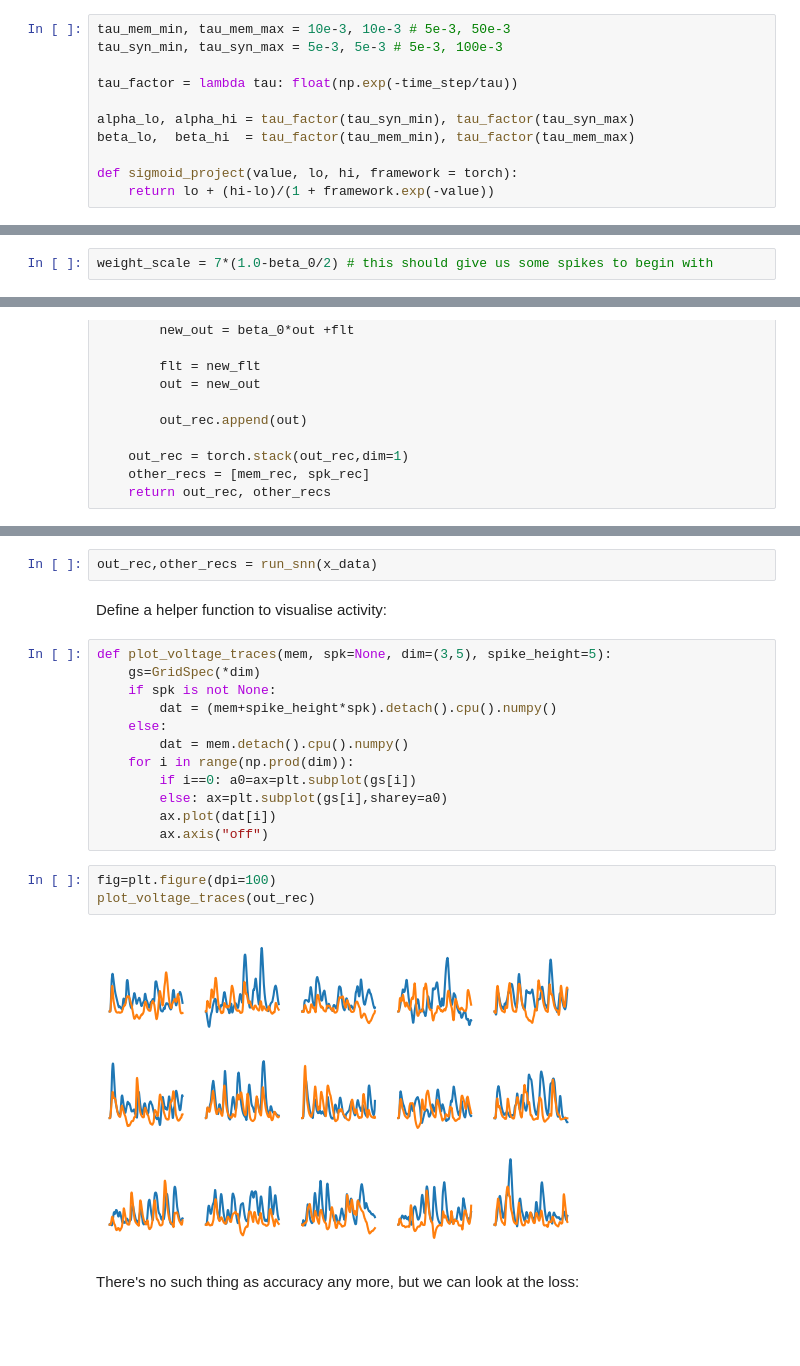
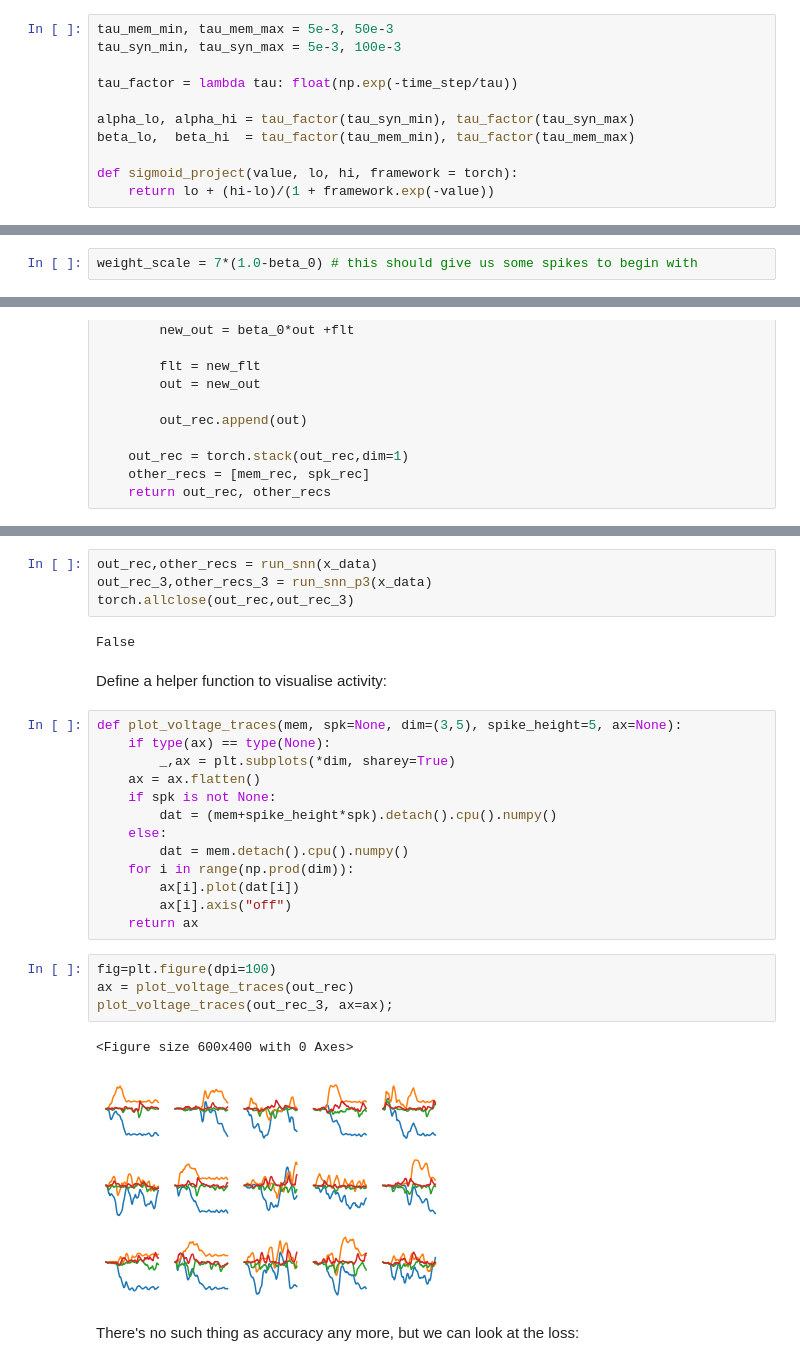
Before and after one commit to kernfel/cantata, a Jupyter notebook: Proof of concept, part 4, tunable time constants.ipynb, the cells around one changed output, grey strips where cells are left out. Saved outputs shown, nothing was run; the diff lists cells and outputs as text; blank space fills up the shorter version.

```diff
--- a/Proof of concept, part 4, tunable time constants.ipynb
+++ b/Proof of concept, part 4, tunable time constants.ipynb
@@ -93,8 +93,8 @@ Rather than, as previously, setting a global time constant for membranes and syn
 
 Min/max values and the sigmoid method for keeping variables within bounds are taken from Li2020-ip.
 # %%
-tau_mem_min, tau_mem_max = 10e-3, 10e-3 # 5e-3, 50e-3
-tau_syn_min, tau_syn_max = 5e-3, 5e-3 # 5e-3, 100e-3
+tau_mem_min, tau_mem_max = 5e-3, 50e-3
+tau_syn_min, tau_syn_max = 5e-3, 100e-3
 
 tau_factor = lambda tau: float(np.exp(-time_step/tau))
 
@@ -139,7 +139,7 @@ alpha, beta = init_taus()
 # %% [markdown]
 We'll initialise weights scaled as if the membrane time scale hadn't changed:
 # %%
-weight_scale = 7*(1.0-beta_0/2) # this should give us some spikes to begin with
+weight_scale = 7*(1.0-beta_0) # this should give us some spikes to begin with
 # %% [markdown]
 We'll skip the naive version without surrogate gradients, and dive right into the real thing with different forward and backward functions:
 # %%
@@ -277,24 +337,31 @@ def run_snn(inputs):
 # %%
 out_rec,other_recs = run_snn(x_data)
+out_rec_3,other_recs_3 = run_snn_p3(x_data)
+torch.allclose(out_rec,out_rec_3)
+# %% [output]
+False
 # %% [markdown]
 Define a helper function to visualise activity:
 # %%
-def plot_voltage_traces(mem, spk=None, dim=(3,5), spike_height=5):
-    gs=GridSpec(*dim)
+def plot_voltage_traces(mem, spk=None, dim=(3,5), spike_height=5, ax=None):
+    if type(ax) == type(None):
+        _,ax = plt.subplots(*dim, sharey=True)
+    ax = ax.flatten()
     if spk is not None:
         dat = (mem+spike_height*spk).detach().cpu().numpy()
     else:
         dat = mem.detach().cpu().numpy()
     for i in range(np.prod(dim)):
-        if i==0: a0=ax=plt.subplot(gs[i])
-        else: ax=plt.subplot(gs[i],sharey=a0)
-        ax.plot(dat[i])
-        ax.axis("off")
+        ax[i].plot(dat[i])
+        ax[i].axis("off")
+    return ax
 # %%
 fig=plt.figure(dpi=100)
-plot_voltage_traces(out_rec)
+ax = plot_voltage_traces(out_rec)
+plot_voltage_traces(out_rec_3, ax=ax);
 # %% [output]
+<Figure size 600x400 with 0 Axes>
-[figure, old version]
+[figure, new version]
 # %% [markdown]
 There's no such thing as accuracy any more, but we can look at the loss:
 # %%
```
Also changed, not shown: parts of 16 cells of this notebook.
